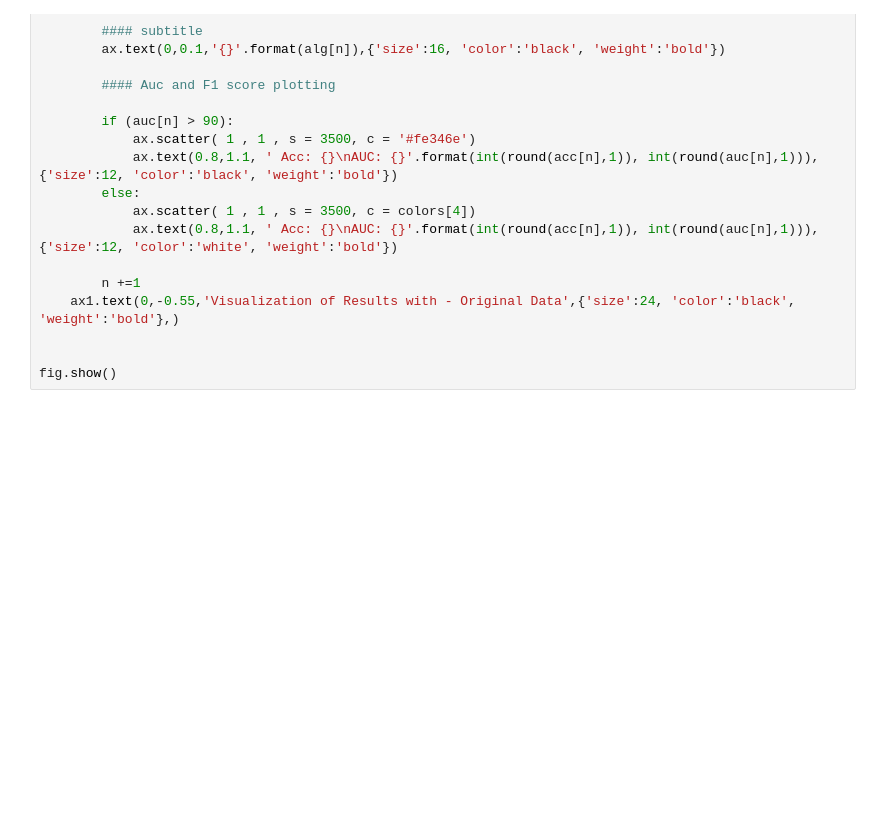
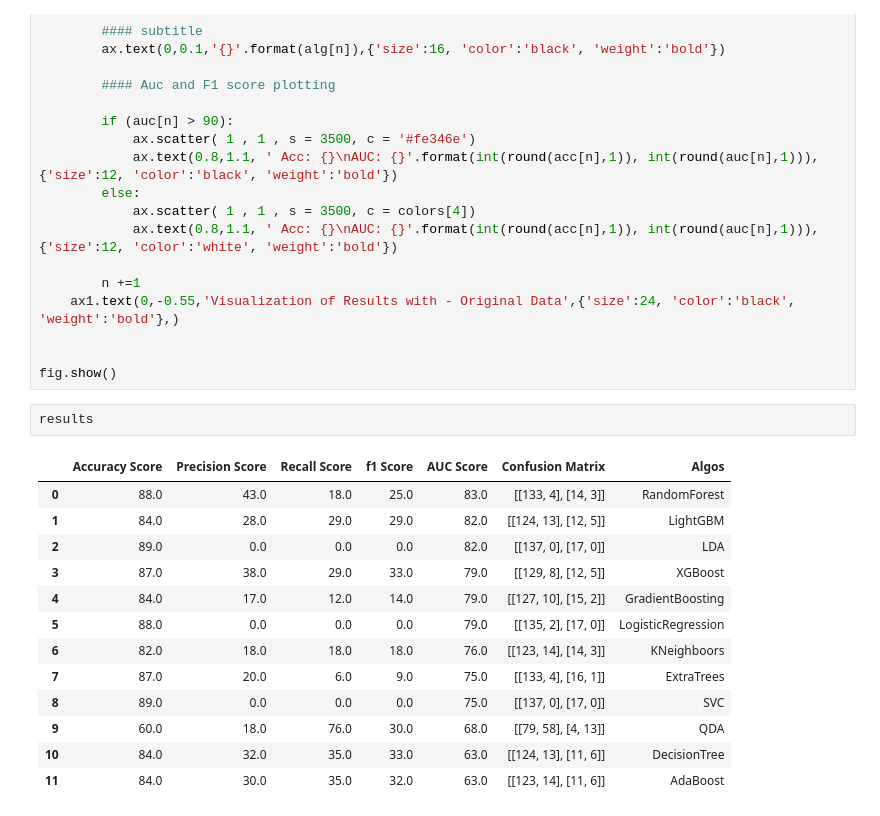
Before and after one commit to Mahmo0od/Kaggle_Diabetes, a Jupyter notebook: kaggle_Diabets3.ipynb, the cells around one changed output. Saved outputs shown, nothing was run; the diff lists cells and outputs as text; blank space fills up the shorter version.

```diff
--- a/kaggle_Diabets3.ipynb
+++ b/kaggle_Diabets3.ipynb
@@ -788,6 +786,22 @@ def multi_visualize(data, vmin = -0.5, vmax = 1):
 
 
 fig.show()
+# %%
+results
+# %% [output]
+|  | Accuracy Score | Precision Score | Recall Score | f1 Score | AUC Score | Confusion Matrix | Algos |
+| 0 | 88.0 | 43.0 | 18.0 | 25.0 | 83.0 | [[133, 4], [14, 3]] | RandomForest |
+| 1 | 84.0 | 28.0 | 29.0 | 29.0 | 82.0 | [[124, 13], [12, 5]] | LightGBM |
+| 2 | 89.0 | 0.0 | 0.0 | 0.0 | 82.0 | [[137, 0], [17, 0]] | LDA |
+| 3 | 87.0 | 38.0 | 29.0 | 33.0 | 79.0 | [[129, 8], [12, 5]] | XGBoost |
+| 4 | 84.0 | 17.0 | 12.0 | 14.0 | 79.0 | [[127, 10], [15, 2]] | GradientBoosting |
+| 5 | 88.0 | 0.0 | 0.0 | 0.0 | 79.0 | [[135, 2], [17, 0]] | LogisticRegression |
+| 6 | 82.0 | 18.0 | 18.0 | 18.0 | 76.0 | [[123, 14], [14, 3]] | KNeighboors |
+| 7 | 87.0 | 20.0 | 6.0 | 9.0 | 75.0 | [[133, 4], [16, 1]] | ExtraTrees |
+| 8 | 89.0 | 0.0 | 0.0 | 0.0 | 75.0 | [[137, 0], [17, 0]] | SVC |
+| 9 | 60.0 | 18.0 | 76.0 | 30.0 | 68.0 | [[79, 58], [4, 13]] | QDA |
+| 10 | 84.0 | 32.0 | 35.0 | 33.0 | 63.0 | [[124, 13], [11, 6]] | DecisionTree |
+| 11 | 84.0 | 30.0 | 35.0 | 32.0 | 63.0 | [[123, 14], [11, 6]] | AdaBoost |
 # %%
 multi_visualize(data = [res_df], vmin=30,vmax = 100)
 # %% [output]
```
Also changed, not shown: parts of 11 cells of this notebook.
